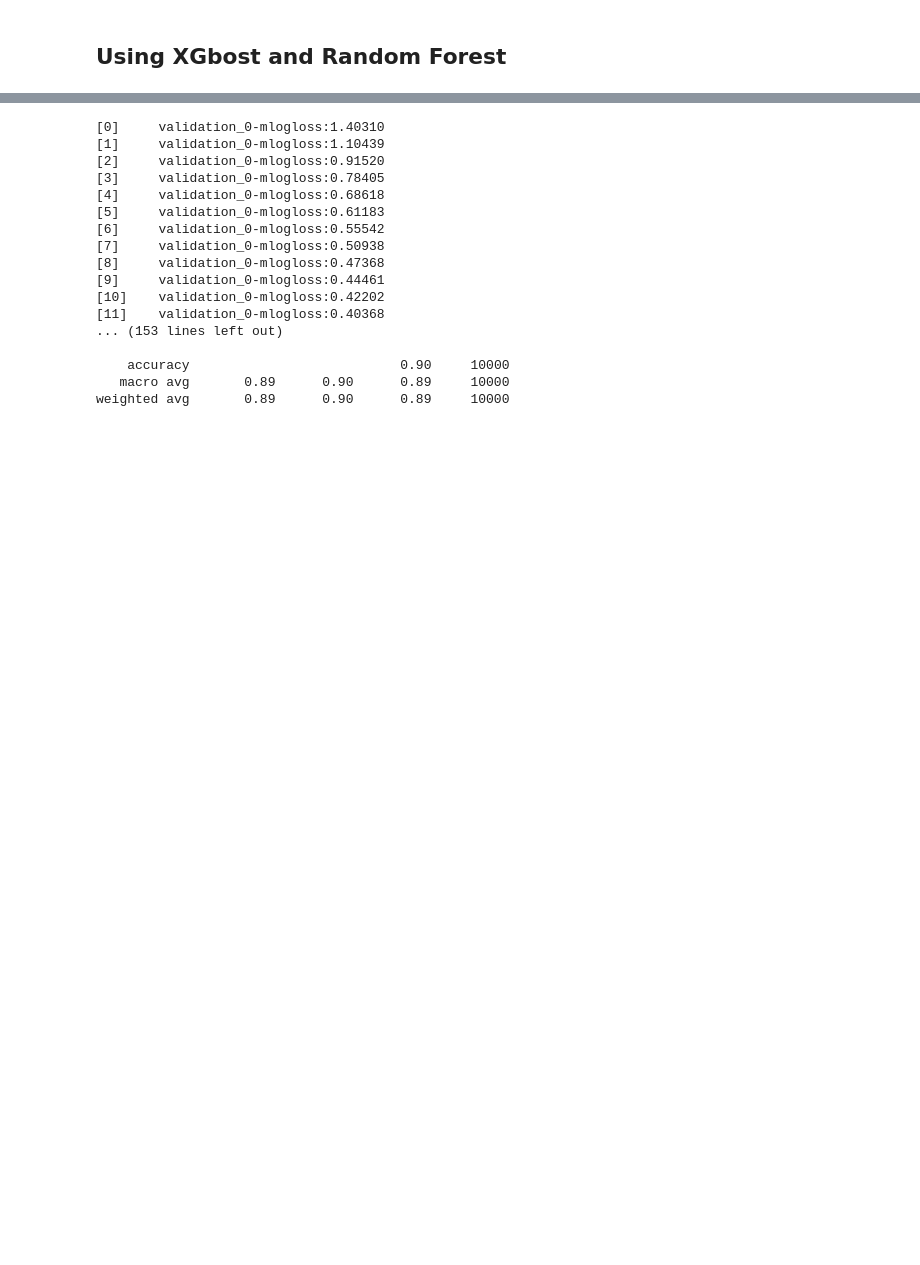
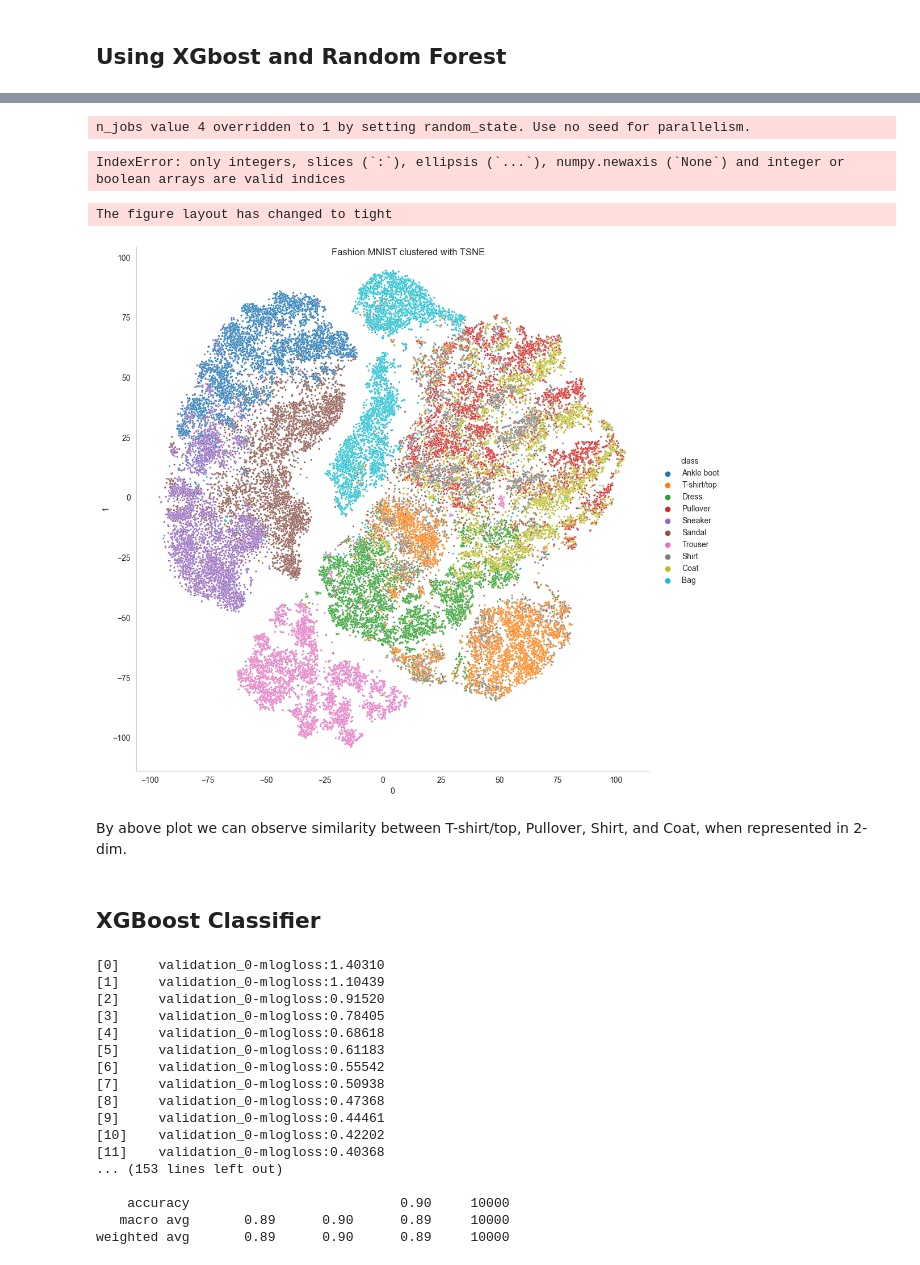
Before and after one commit to ParimiHarsha/FashionMNIST-Classification, a Jupyter notebook: FashionMNIST_classification.ipynb, the cells around one changed output, grey strips where cells are left out. Saved outputs shown, nothing was run; the diff lists cells and outputs as text; code cells hidden in the pictures; blank space fills up the shorter version.

```diff
--- a/FashionMNIST_classification.ipynb
+++ b/FashionMNIST_classification.ipynb
@@ -81 +104,53 @@ df_X_train_embedding = umap_reduce.fit_transform(
+# %%
+# Dimensionality Reduction using UMAP
+umap_reduce = umap.UMAP(random_state=RANDOM_STATE, n_jobs=N_JOBS)
+df_X_train_embedding = umap_reduce.fit_transform(
+    df_X_train
+)  ## Takes 3-4 minutes to fit
+df_X_train_embedding["class"] = y_train
+df_X_train_embedding["class"].replace(labels, inplace=True)
+
+# Visualization
+sns.set_style("whitegrid", {"axes.grid": False})
+ax = sns.pairplot(
+    x_vars=[0],  # column 0
+    y_vars=[1],  # column 1
+    data=df_X_train_embedding,
+    hue="class",
+    height=10,
+    plot_kws={"s": 5},
+)
+ax.fig.suptitle("Fashion MNIST clustered with UMAP")
+# %% [output]
+n_jobs value 4 overridden to 1 by setting random_state. Use no seed for parallelism.
+IndexError: only integers, slices (`:`), ellipsis (`...`), numpy.newaxis (`None`) and integer or boolean arrays are valid indices
+# %%
+tsne_reduce = TSNE(random_state=RANDOM_STATE, n_jobs=N_JOBS)
+df_X_train_tsne = tsne_reduce.fit_transform(X_train)  # Takes 3-4 minutes to fit
+
+df_X_train_tsne = pd.DataFrame(df_X_train_tsne)
+df_X_train_tsne["class"] = y_train
+df_X_train_tsne["class"].replace(labels, inplace=True)
+df_X_train_tsne.head()
+
+sns.set_style("whitegrid", {"axes.grid": False})
+
+# adjusting plot dots with plot_kws
+ax = sns.pairplot(
+    x_vars=[0],  # column 0
+    y_vars=[1],  # column 1
+    data=df_X_train_tsne,
+    hue="class",
+    height=10,
+    plot_kws={"s": 5},
+)
+
+ax.fig.suptitle("Fashion MNIST clustered with TSNE")
+# %% [output]
+The figure layout has changed to tight
+[figure, added]
+# %% [markdown]
+By above plot we can observe similarity between T-shirt/top, Pullover, Shirt, and Coat, when represented in 2-dim.
+# %% [markdown]
+## XGBoost Classifier
 # %%
```
Also changed, not shown: parts of 17 cells of this notebook, 1 other file.
